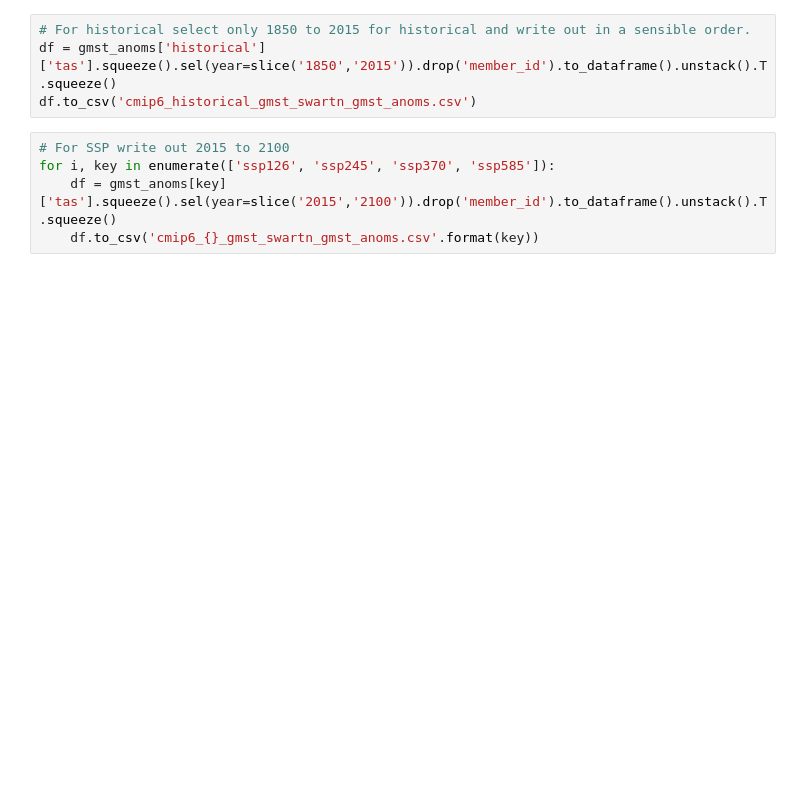
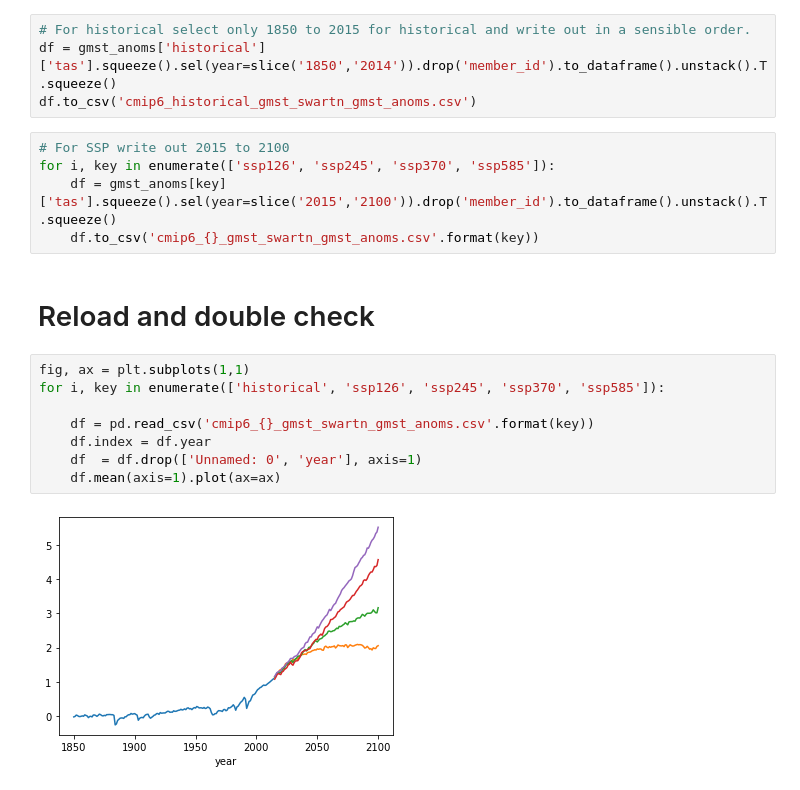
Before and after one commit to swartn/cmip6-gmst-anoms, a Jupyter notebook: gmst_cmip6.ipynb, the cells around one changed output. Cells and saved outputs as stored; diff of their text form; blank space fills up the shorter version.

Commit message:
Checks csv files

```diff
--- a/gmst_cmip6.ipynb
+++ b/gmst_cmip6.ipynb
@@ -211,10 +211,22 @@ Coordinates:
 # Write out to csv files
 # %%
 # For historical select only 1850 to 2015 for historical and write out in a sensible order.
-df = gmst_anoms['historical']['tas'].squeeze().sel(year=slice('1850','2015')).drop('member_id').to_dataframe().unstack().T.squeeze()
+df = gmst_anoms['historical']['tas'].squeeze().sel(year=slice('1850','2014')).drop('member_id').to_dataframe().unstack().T.squeeze()
 df.to_csv('cmip6_historical_gmst_swartn_gmst_anoms.csv')
 # %%
 # For SSP write out 2015 to 2100
 for i, key in enumerate(['ssp126', 'ssp245', 'ssp370', 'ssp585']):
     df = gmst_anoms[key]['tas'].squeeze().sel(year=slice('2015','2100')).drop('member_id').to_dataframe().unstack().T.squeeze()
     df.to_csv('cmip6_{}_gmst_swartn_gmst_anoms.csv'.format(key))
+# %% [markdown]
+# Reload and double check
+# %%
+fig, ax = plt.subplots(1,1)
+for i, key in enumerate(['historical', 'ssp126', 'ssp245', 'ssp370', 'ssp585']):
+
+    df = pd.read_csv('cmip6_{}_gmst_swartn_gmst_anoms.csv'.format(key))
+    df.index = df.year
+    df  = df.drop(['Unnamed: 0', 'year'], axis=1)
+    df.mean(axis=1).plot(ax=ax)
+# %% [output]
+[figure, added]
```
